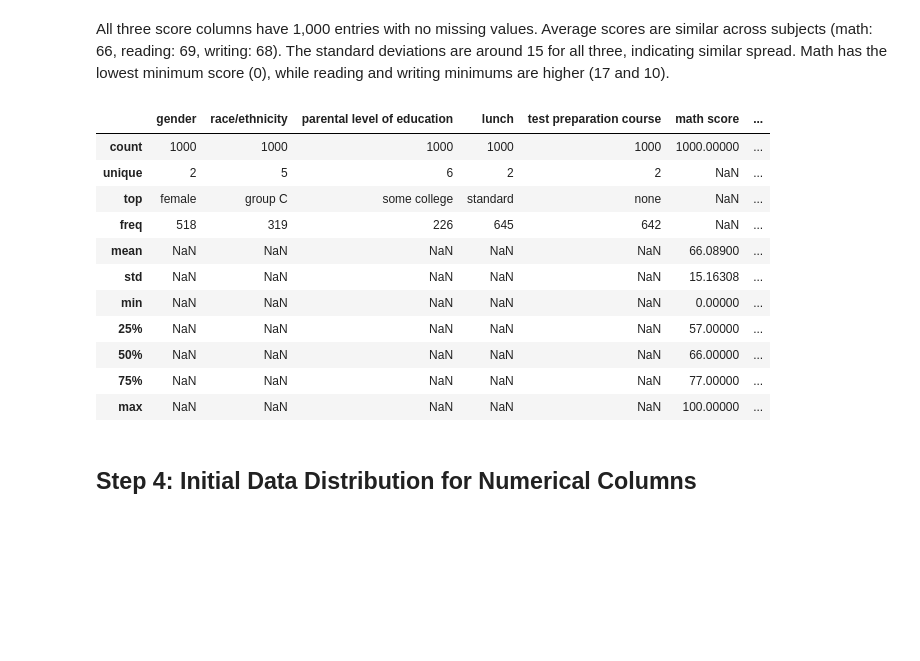
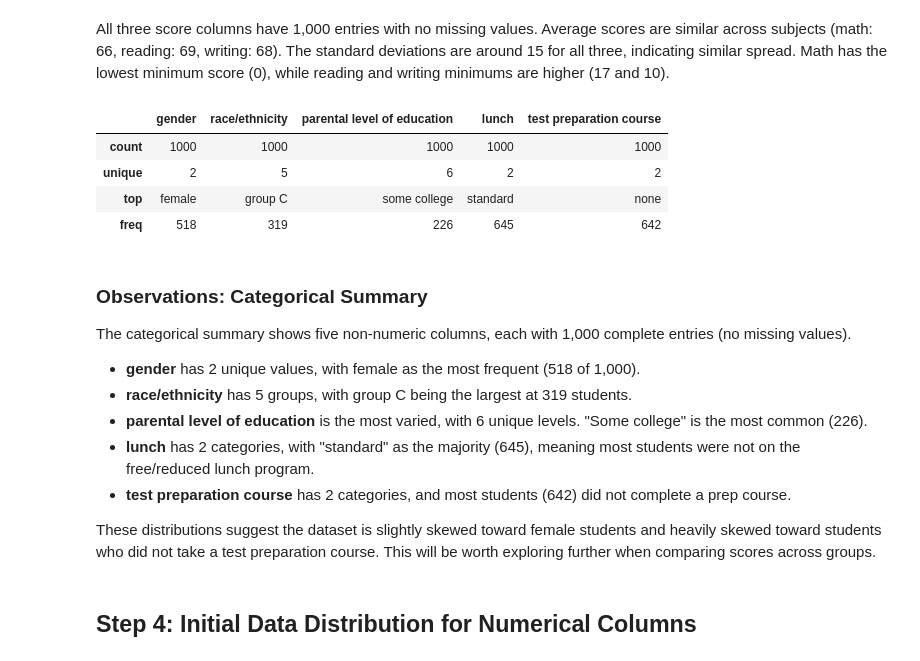
Before and after one commit to gracetulsi/datafun-06-eda, a Jupyter notebook: gracetulsi_eda.ipynb, the cells around one changed output. Drawn from its saved outputs; the diff is of its cells as text; code cells hidden in the pictures; blank space fills up the shorter version.

Commit message:
Add categorical summary to Step 3 & Add Step 5: distributions

```diff
--- a/gracetulsi_eda.ipynb
+++ b/gracetulsi_eda.ipynb
@@ -114,20 +115,27 @@ df.describe()
 # %% [markdown]
 All three score columns have 1,000 entries with no missing values. Average scores are similar across subjects (math: 66, reading: 69, writing: 68). The standard deviations are around 15 for all three, indicating similar spread. Math has the lowest minimum score (0), while reading and writing minimums are higher (17 and 10).
 # %%
-df.describe(include="all")
+# Describe only categorical columns
+categorical_cols = df.select_dtypes(include=['object', 'category', 'string']).columns
+df[categorical_cols].describe()
 # %% [output]
-|  | gender | race/ethnicity | parental level of education | lunch | test preparation course | math score | ... |
-| count | 1000 | 1000 | 1000 | 1000 | 1000 | 1000.00000 | ... |
-| unique | 2 | 5 | 6 | 2 | 2 | NaN | ... |
-| top | female | group C | some college | standard | none | NaN | ... |
-| freq | 518 | 319 | 226 | 645 | 642 | NaN | ... |
-| mean | NaN | NaN | NaN | NaN | NaN | 66.08900 | ... |
-| std | NaN | NaN | NaN | NaN | NaN | 15.16308 | ... |
-| min | NaN | NaN | NaN | NaN | NaN | 0.00000 | ... |
-| 25% | NaN | NaN | NaN | NaN | NaN | 57.00000 | ... |
-| 50% | NaN | NaN | NaN | NaN | NaN | 66.00000 | ... |
-| 75% | NaN | NaN | NaN | NaN | NaN | 77.00000 | ... |
-| max | NaN | NaN | NaN | NaN | NaN | 100.00000 | ... |
+|  | gender | race/ethnicity | parental level of education | lunch | test preparation course |
+| count | 1000 | 1000 | 1000 | 1000 | 1000 |
+| unique | 2 | 5 | 6 | 2 | 2 |
+| top | female | group C | some college | standard | none |
+| freq | 518 | 319 | 226 | 645 | 642 |
+# %% [markdown]
+### Observations: Categorical Summary
+
+The categorical summary shows five non-numeric columns, each with 1,000 complete entries (no missing values).
+
+- **gender** has 2 unique values, with female as the most frequent (518 of 1,000).
+- **race/ethnicity** has 5 groups, with group C being the largest at 319 students.
+- **parental level of education** is the most varied, with 6 unique levels. "Some college" is the most common (226).
+- **lunch** has 2 categories, with "standard" as the majority (645), meaning most students were not on the free/reduced lunch program.
+- **test preparation course** has 2 categories, and most students (642) did not complete a prep course.
+
+These distributions suggest the dataset is slightly skewed toward female students and heavily skewed toward students who did not take a test preparation course. This will be worth exploring further when comparing scores across groups.
 # %% [markdown]
 ## Step 4: Initial Data Distribution for Numerical Columns
 # %%
```
Also changed, not shown: parts of 4 cells of this notebook.
